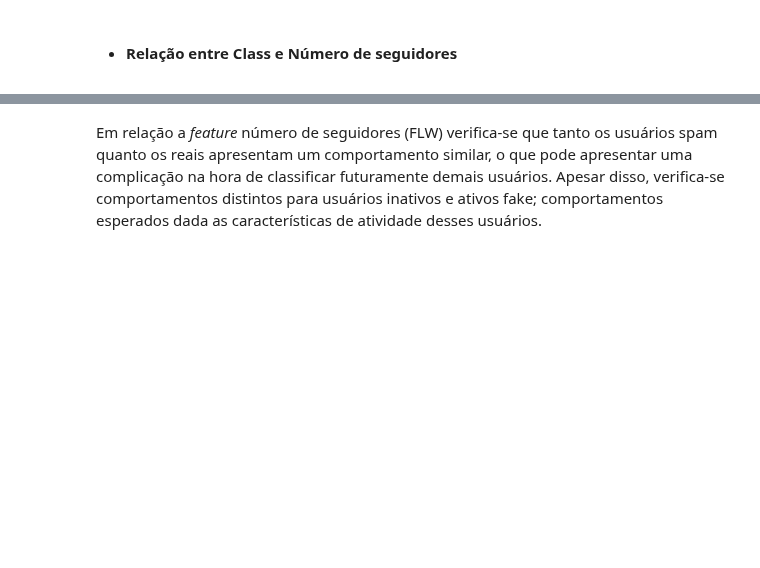
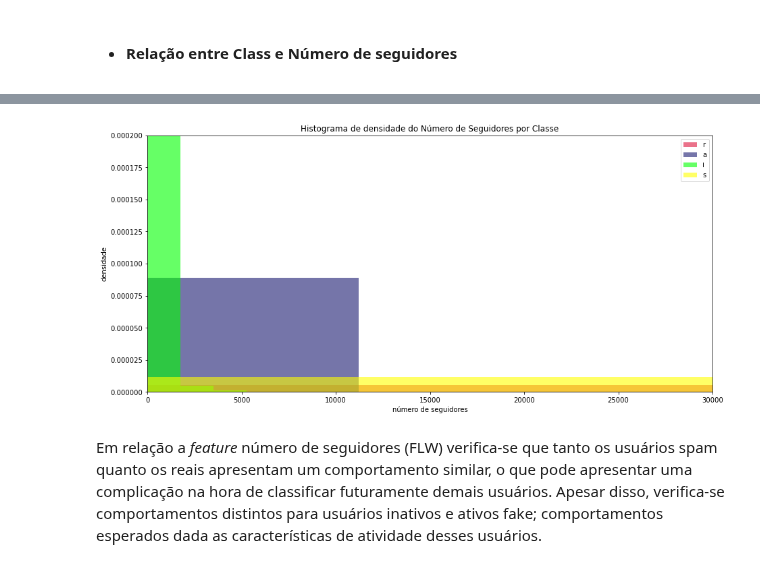
Before and after one commit to ArthurCisotto/P2_CDados, a Jupyter notebook: Projeto_2_CDados.ipynb, the cells around one changed output, grey strips where cells are left out. Cells and saved outputs as stored; diff of their text form; code cells hidden in the pictures; blank space fills up the shorter version.

```diff
--- a/Projeto_2_CDados.ipynb
+++ b/Projeto_2_CDados.ipynb
@@ -249,3 +219,7 @@ plt.show()
+# %%
+histograma('flw','número de seguidores','densidade','Histograma de densidade do Número de Seguidores por Classe',(0,30000),(0,0.0002))
+# %% [output]
+[figure, added]
 # %% [markdown]
 Em relação a _feature_ número de seguidores (FLW) verifica-se que tanto os usuários spam quanto os reais apresentam um comportamento similar, o que pode apresentar uma complicação na hora de classificar futuramente demais usuários. Apesar disso, verifica-se comportamentos distintos para usuários inativos e ativos fake; comportamentos esperados dada as características de atividade desses usuários.
 # %% [markdown]
```
Also changed, not shown: parts of 68 cells of this notebook.
